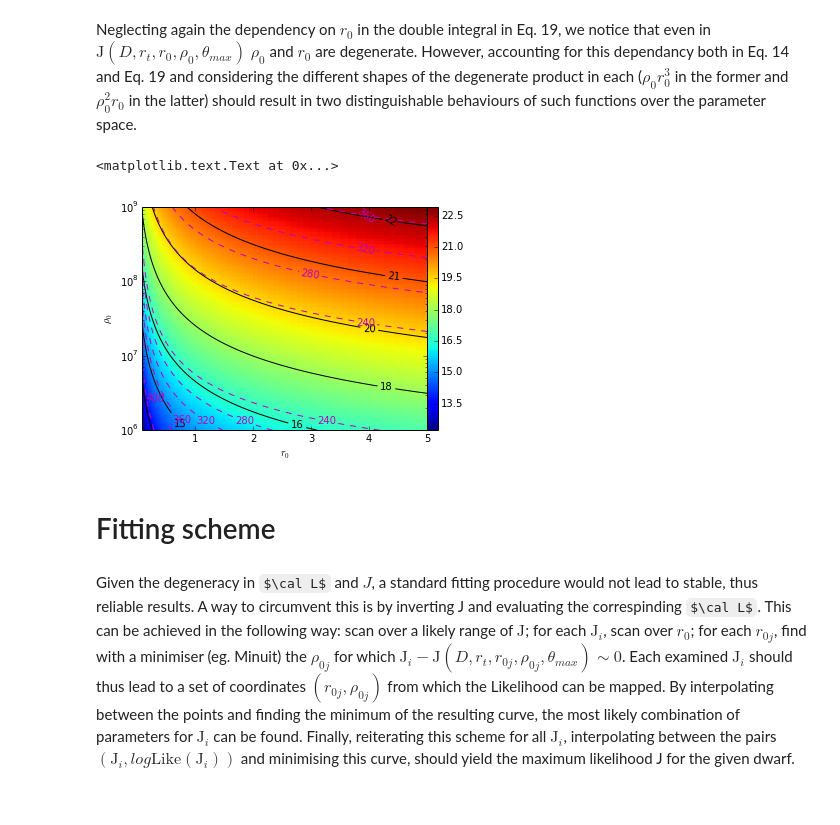
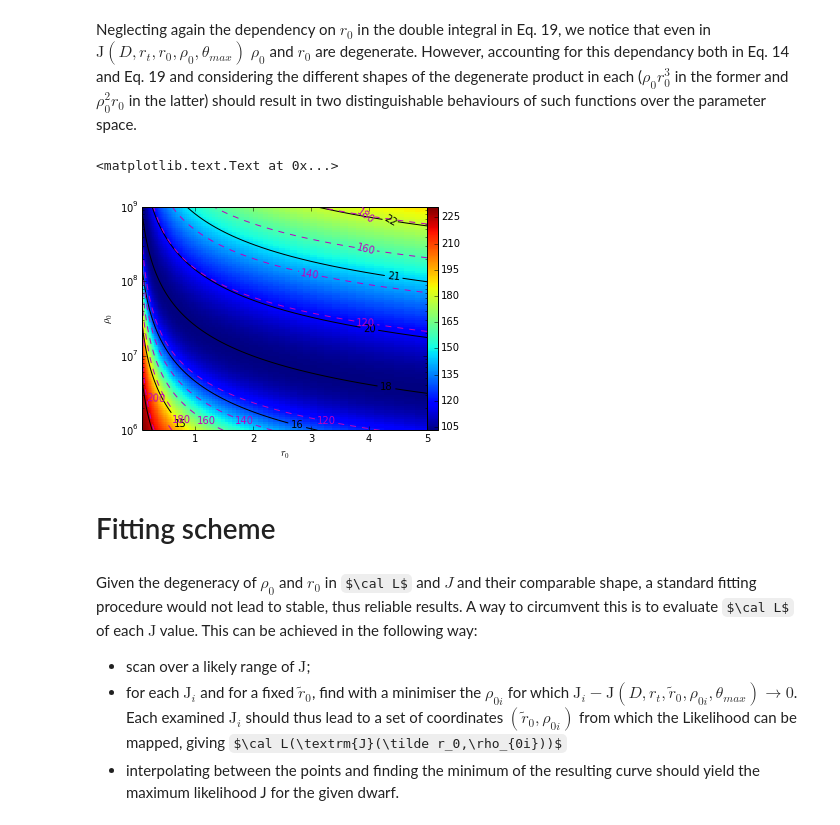
Before and after one commit to achiappo/FRESKA, a Jupyter notebook: spherical_jeans_analysis.ipynb, the cells around one changed output. Drawn from its saved outputs; the diff is of its cells as text; code cells hidden in the pictures; some formulas as TeX source.

```diff
--- a/spherical_jeans_analysis.ipynb
+++ b/spherical_jeans_analysis.ipynb
@@ -254,19 +255,19 @@ plt.ylim(2,12)
 (2, 12)
 [figure]
 # %%
-cst = 8*np.pi*4.3e-6 #this is 1.08e-4, which means that the natural numerical unit for M0 is ~10^4 M_solar
+cst = 8.*np.pi*4.3e-6 #this is 1.08e-4, which means that the natural numerical unit for M0 is ~10^4 M_solar
 #j is the r0 indice. In this way we vectorize computations as much as possible
 def logLike(M0,j):
     I = cst*M0*I_array[:,j]
     S = dv**2+I
     res = (np.log(S) + (v-u)**2/S).sum()
-    return res
+    return res/2.
 # %%
-M0_array = np.logspace(4,20,500)
+M0_array = np.logspace(4,10,100)
 for j,r0 in enumerate(r0_array):
     LL_array = [logLike(M0,j) for M0 in M0_array]
     plt.semilogx(M0_array,LL_array,label=r"$r_0$=%.3f"%r0)
-plt.ylim(150,1500)
+plt.ylim(50,400)
 #plt.xlim(10**4,10**15)
 #plt.legend(loc=2,ncol=2)
 # %% [output]
@@ -296,7 +297,8 @@ plt.plot(10**results['x'],results['fun'],'v')
 min_arrays = np.zeros_like(r0_array)
 fmin_arrays = np.zeros_like(r0_array)
 for j,r0 in enumerate(r0_array):
-    results = sciopt.minimize_scalar(MinFunc, bracket=None, bounds=None, args=(j,), method='brent', tol=None, options=None)
+    results = sciopt.minimize_scalar(MinFunc, bracket=None, bounds=None, args=(j,),
+                                     method='brent', tol=None, options=None)
     min_arrays[j]=results['x']
     fmin_arrays[j]=results['fun']
 #plt.figure()
@@ -364,7 +366,6 @@ and so :
 import numpy as np
 from math import sqrt,cos, log, pi
 from scipy import integrate as sciint
-D=700
 rt=np.inf
 ymin=cos(np.radians(0.5))
 
@@ -450,30 +451,34 @@ Neglecting again the dependency on $r_0$ in the double integral in Eq. 19, we no
 # %%
 rho0_array = np.logspace(6.,9.,100)
 '''
 Jgrid = np.empty([len(rho0_array),len(r0_array)])
 Lgrid = np.empty([len(rho0_array),len(r0_array)])
 for i,rho0 in enumerate(rho0_array):
     for j,r0 in enumerate(r0_array):
-        Jgrid[i,j] = Jfactor(106,np.inf,r0,rho0,0.5)
+        Jgrid[i,j] = Jfactor(D,np.inf,r0,rho0,0.5)
         Lgrid[i,j] = logLike(rho0*r0**3,j)
 np.save('output/Jgrid_umaI',Jgrid)
 np.save('output/Lgrid_umaI',Lgrid)
 '''
 Jgrid = np.load('output/Jgrid_umaI.npy')
 Lgrid = np.load("output/Lgrid_umaI.npy")
-jplot = plt.pcolormesh(r0_array,rho0_array,np.log10(Jgrid))
+#jplot = plt.pcolormesh(r0_array,rho0_array,np.log10(Jgrid))
+lplot = plt.pcolormesh(r0_array,rho0_array,Lgrid)
 ctJ = plt.contour(r0_array,rho0_array,np.log10(Jgrid),colors='k')
 ctL = plt.contour(r0_array,rho0_array,Lgrid,linestyles='dashed',colors='m')
 plt.clabel(ctJ,inline=1,fmt='%1.0f',colors='k')
 plt.clabel(ctL,inline=1,fmt='%1.0f',colors='m')
-plt.colorbar(jplot,pad=0)
+plt.colorbar(lplot,pad=0)
 plt.semilogy()
 plt.ylabel(r'$\rho_0$')
 plt.xlabel(r'$r_0$')
 # %% [output]
 <matplotlib.text.Text at 0x...>
-[figure, old version]
+[figure, new version]
 # %% [markdown]
 # Fitting scheme
 # %% [markdown]
-Given the degeneracy in $\cal L$ and $J$, a standard fitting procedure would not lead to stable, thus reliable results. A way to circumvent this is by inverting J and evaluating the correspinding $\cal L$. This can be achieved in the following way: scan over a likely range of $\mathrm{J}$; for each $\mathrm{J}_i$, scan over $r_0$; for each $r_{0j}$, find with a minimiser (eg. Minuit) the $\rho_{0j}$ for which $\mathrm{J}_i - \mathrm{J}(D,r_t,r_{0j},\rho_{0j},\theta_{max}) \sim 0$. Each examined $\mathrm{J}_i$ should thus lead to a set of coordinates $(r_{0j},\rho_{0j})$ from which the Likelihood can be mapped. By interpolating between the points and finding the minimum of the resulting curve, the most likely combination of parameters for $\mathrm{J}_i$ can be found. Finally, reiterating this scheme for all $\mathrm{J}_{i}$, interpolating between the pairs $(\mathrm{J}_i,log\mathrm{Like}(\mathrm{J}_i))$ and minimising this curve, should yield the maximum likelihood J for the given dwarf.
+Given the degeneracy of $\rho_0$ and $r_0$ in $\cal L$ and $J$ and their comparable shape, a standard fitting procedure would not lead to stable, thus reliable results. A way to circumvent this is to evaluate $\cal L$ of each $\textrm{J}$ value. This can be achieved in the following way:
+* scan over a likely range of $\mathrm{J}$;
+* for each $\mathrm{J}_i$ and for a fixed $\tilde r_0$, find with a minimiser the $\rho_{0i}$ for which $\mathrm{J}_i - \mathrm{J}(D,r_t,\tilde r_{0},\rho_{0i},\theta_{max}) \rightarrow 0$. Each examined $\mathrm{J}_i$ should thus lead to a set of coordinates $(\tilde r_{0},\rho_{0i})$ from which the Likelihood can be mapped, giving $\cal L(\textrm{J}(\tilde r_0,\rho_{0i}))$
+* interpolating between the points and finding the minimum of the resulting curve should yield the maximum likelihood J for the given dwarf.
```
Also changed, not shown: parts of 28 cells of this notebook.
